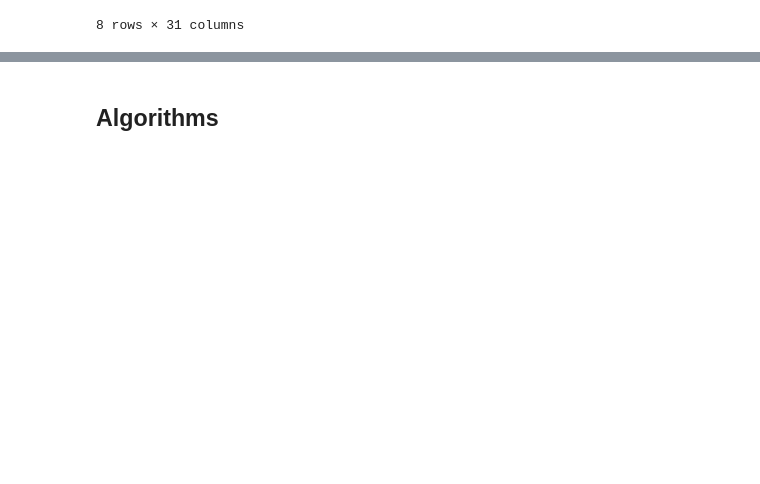
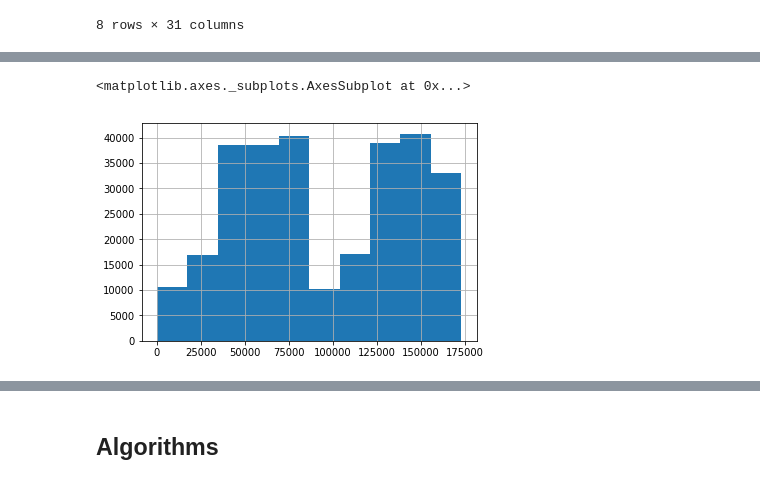
Before and after one commit to k-Petropoulos/imbalanced, a Jupyter notebook: src/notebook/Miny test.ipynb, the cells around one changed output, grey strips where cells are left out. Drawn from its saved outputs; the diff is of its cells as text; code cells hidden in the pictures; blank space fills up the shorter version.

```diff
--- a/src/notebook/Miny test.ipynb
+++ b/src/notebook/Miny test.ipynb
@@ -57,0 +68,5 @@ df.describe()
+# %%
+df['Time'].hist()
+# %% [output]
+<matplotlib.axes._subplots.AxesSubplot at 0x...>
+[figure, added]
```
Also changed, not shown: parts of 12 cells of this notebook, 1 other file.
